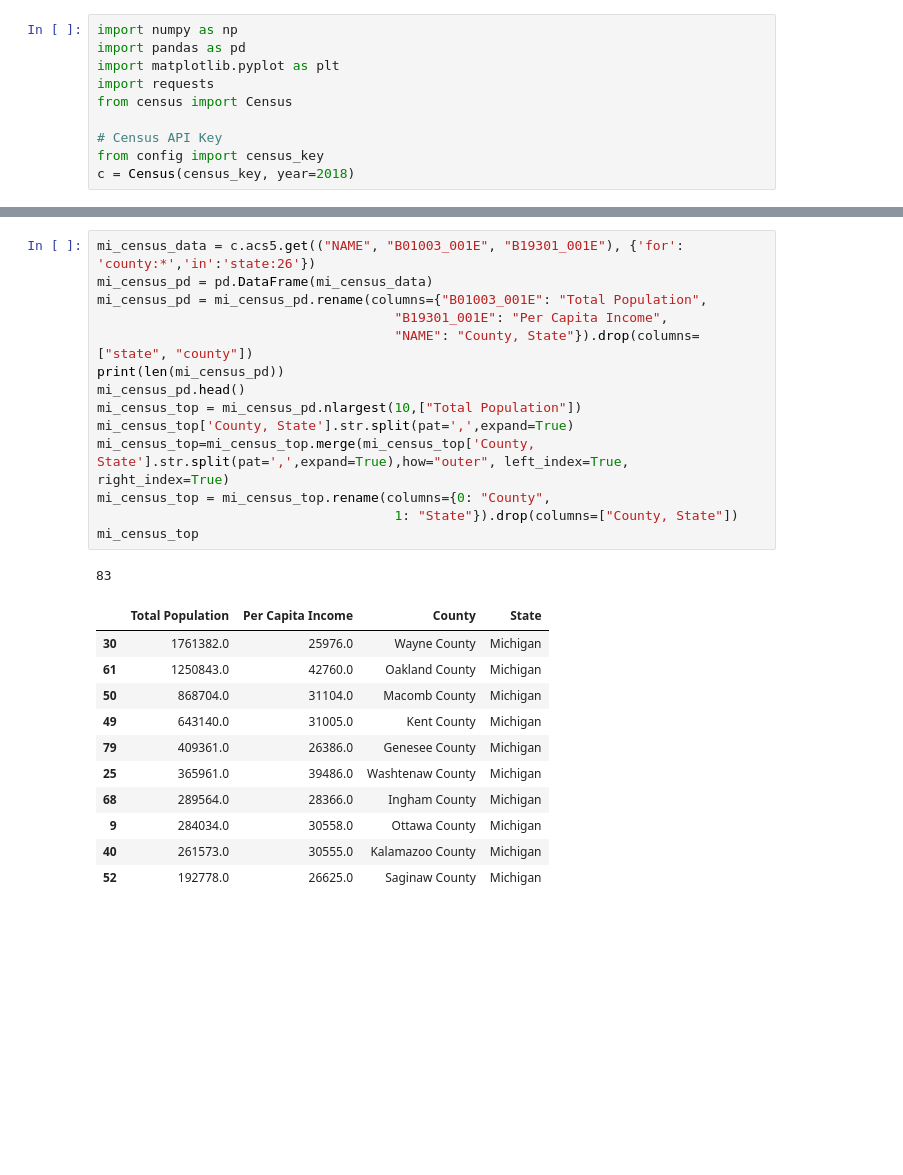
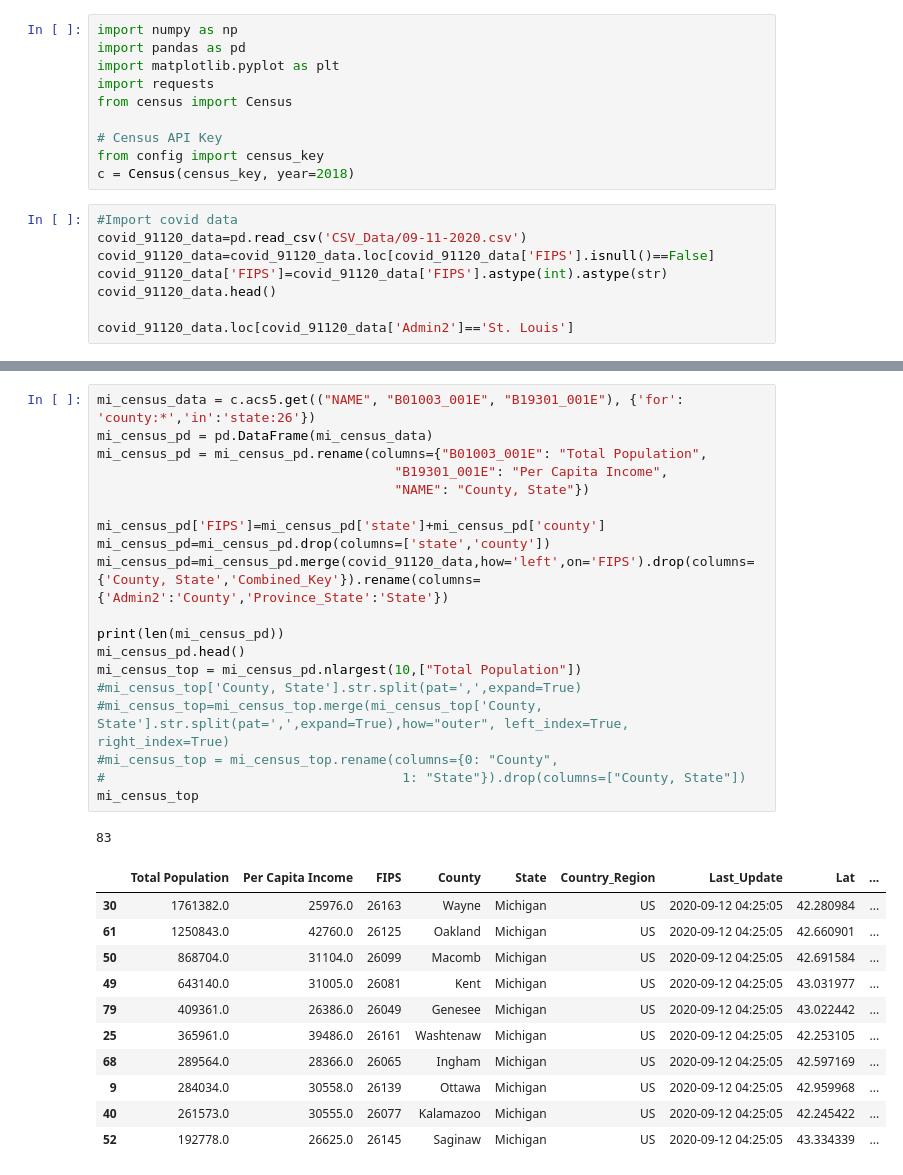
Before and after one commit to Zachariassis/COVID19-in-Midwest, a Jupyter notebook: api_data.ipynb, the cells around one changed output, grey strips where cells are left out. Cells and saved outputs as stored; diff of their text form; blank space fills up the shorter version.

```diff
--- a/api_data.ipynb
+++ b/api_data.ipynb
@@ -8,3 +8,11 @@ from census import Census
 # Census API Key
 from config import census_key
 c = Census(census_key, year=2018)
+# %%
+#Import covid data
+covid_91120_data=pd.read_csv('CSV_Data/09-11-2020.csv')
+covid_91120_data=covid_91120_data.loc[covid_91120_data['FIPS'].isnull()==False]
+covid_91120_data['FIPS']=covid_91120_data['FIPS'].astype(int).astype(str)
+covid_91120_data.head()
+
+covid_91120_data.loc[covid_91120_data['Admin2']=='St. Louis']
@@ -108,30 +128,35 @@ id_census_top
 # %%
 mi_census_data = c.acs5.get(("NAME", "B01003_001E", "B19301_001E"), {'for': 'county:*','in':'state:26'})
 mi_census_pd = pd.DataFrame(mi_census_data)
 mi_census_pd = mi_census_pd.rename(columns={"B01003_001E": "Total Population",
                                       "B19301_001E": "Per Capita Income",
-                                      "NAME": "County, State"}).drop(columns=["state", "county"])
+                                      "NAME": "County, State"})
+
+mi_census_pd['FIPS']=mi_census_pd['state']+mi_census_pd['county']
+mi_census_pd=mi_census_pd.drop(columns=['state','county'])
+mi_census_pd=mi_census_pd.merge(covid_91120_data,how='left',on='FIPS').drop(columns={'County, State','Combined_Key'}).rename(columns={'Admin2':'County','Province_State':'State'})
+
 print(len(mi_census_pd))
 mi_census_pd.head()
 mi_census_top = mi_census_pd.nlargest(10,["Total Population"])
-mi_census_top['County, State'].str.split(pat=',',expand=True)
-mi_census_top=mi_census_top.merge(mi_census_top['County, State'].str.split(pat=',',expand=True),how="outer", left_index=True, right_index=True)
-mi_census_top = mi_census_top.rename(columns={0: "County",
-                                      1: "State"}).drop(columns=["County, State"])
+#mi_census_top['County, State'].str.split(pat=',',expand=True)
+#mi_census_top=mi_census_top.merge(mi_census_top['County, State'].str.split(pat=',',expand=True),how="outer", left_index=True, right_index=True)
+#mi_census_top = mi_census_top.rename(columns={0: "County",
+#                                      1: "State"}).drop(columns=["County, State"])
 mi_census_top
 # %% [output]
 83
-|  | Total Population | Per Capita Income | County | State |
-| 30 | 1761382.0 | 25976.0 | Wayne County | Michigan |
-| 61 | 1250843.0 | 42760.0 | Oakland County | Michigan |
-| 50 | 868704.0 | 31104.0 | Macomb County | Michigan |
-| 49 | 643140.0 | 31005.0 | Kent County | Michigan |
-| 79 | 409361.0 | 26386.0 | Genesee County | Michigan |
-| 25 | 365961.0 | 39486.0 | Washtenaw County | Michigan |
-| 68 | 289564.0 | 28366.0 | Ingham County | Michigan |
-| 9 | 284034.0 | 30558.0 | Ottawa County | Michigan |
-| 40 | 261573.0 | 30555.0 | Kalamazoo County | Michigan |
-| 52 | 192778.0 | 26625.0 | Saginaw County | Michigan |
+|  | Total Population | Per Capita Income | FIPS | County | State | Country_Region | Last_Update | Lat | ... |
+| 30 | 1761382.0 | 25976.0 | 26163 | Wayne | Michigan | US | 2020-09-12 04:25:05 | 42.280984 | ... |
+| 61 | 1250843.0 | 42760.0 | 26125 | Oakland | Michigan | US | 2020-09-12 04:25:05 | 42.660901 | ... |
+| 50 | 868704.0 | 31104.0 | 26099 | Macomb | Michigan | US | 2020-09-12 04:25:05 | 42.691584 | ... |
+| 49 | 643140.0 | 31005.0 | 26081 | Kent | Michigan | US | 2020-09-12 04:25:05 | 43.031977 | ... |
+| 79 | 409361.0 | 26386.0 | 26049 | Genesee | Michigan | US | 2020-09-12 04:25:05 | 43.022442 | ... |
+| 25 | 365961.0 | 39486.0 | 26161 | Washtenaw | Michigan | US | 2020-09-12 04:25:05 | 42.253105 | ... |
+| 68 | 289564.0 | 28366.0 | 26065 | Ingham | Michigan | US | 2020-09-12 04:25:05 | 42.597169 | ... |
+| 9 | 284034.0 | 30558.0 | 26139 | Ottawa | Michigan | US | 2020-09-12 04:25:05 | 42.959968 | ... |
+| 40 | 261573.0 | 30555.0 | 26077 | Kalamazoo | Michigan | US | 2020-09-12 04:25:05 | 42.245422 | ... |
+| 52 | 192778.0 | 26625.0 | 26145 | Saginaw | Michigan | US | 2020-09-12 04:25:05 | 43.334339 | ... |
 # %%
 oh_census_data = c.acs5.get(("NAME", "B01003_001E", "B19301_001E"), {'for': 'county:*','in':'state:39'})
 oh_census_pd = pd.DataFrame(oh_census_data)
```
Also changed, not shown: parts of 5 cells of this notebook.
